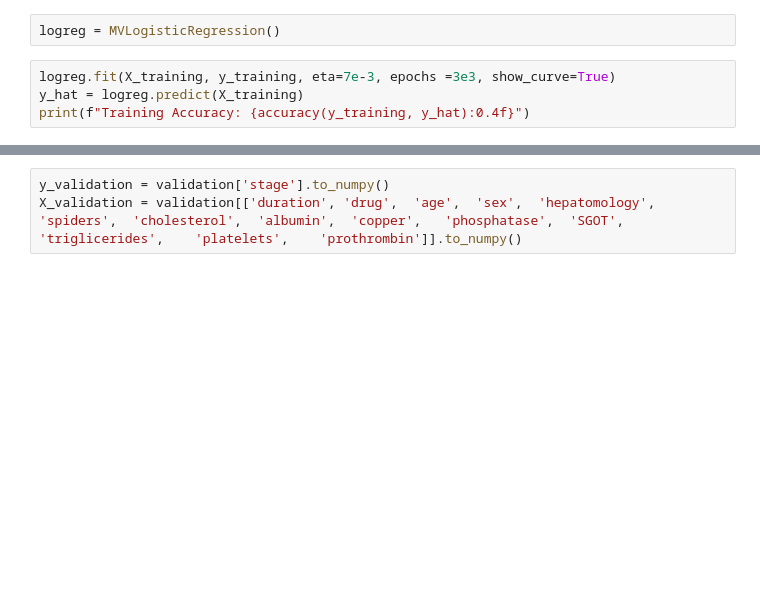
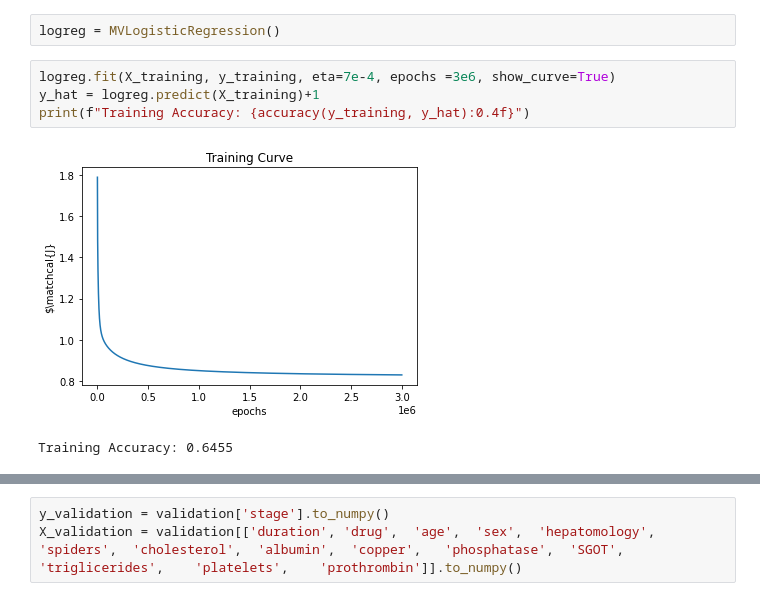
Before and after one commit to VineetSivadasan/houses, a Jupyter notebook: Multivariate_Logistic_Regression_Cirrhosis.ipynb, the cells around one changed output, grey strips where cells are left out. Cells and saved outputs as stored; diff of their text form; blank space fills up the shorter version.

```diff
--- a/Multivariate_Logistic_Regression_Cirrhosis.ipynb
+++ b/Multivariate_Logistic_Regression_Cirrhosis.ipynb
@@ -141,8 +289,11 @@ y_training
 # %%
 logreg = MVLogisticRegression()
 # %%
-logreg.fit(X_training, y_training, eta=7e-3, epochs =3e3, show_curve=True)
-y_hat = logreg.predict(X_training)
+logreg.fit(X_training, y_training, eta=7e-4, epochs =3e6, show_curve=True)
+y_hat = logreg.predict(X_training)+1
 print(f"Training Accuracy: {accuracy(y_training, y_hat):0.4f}")
+# %% [output]
+[figure, added]
+Training Accuracy: 0.6455
 # %%
     plt.figure()
```
Also changed, not shown: parts of 22 cells of this notebook.
